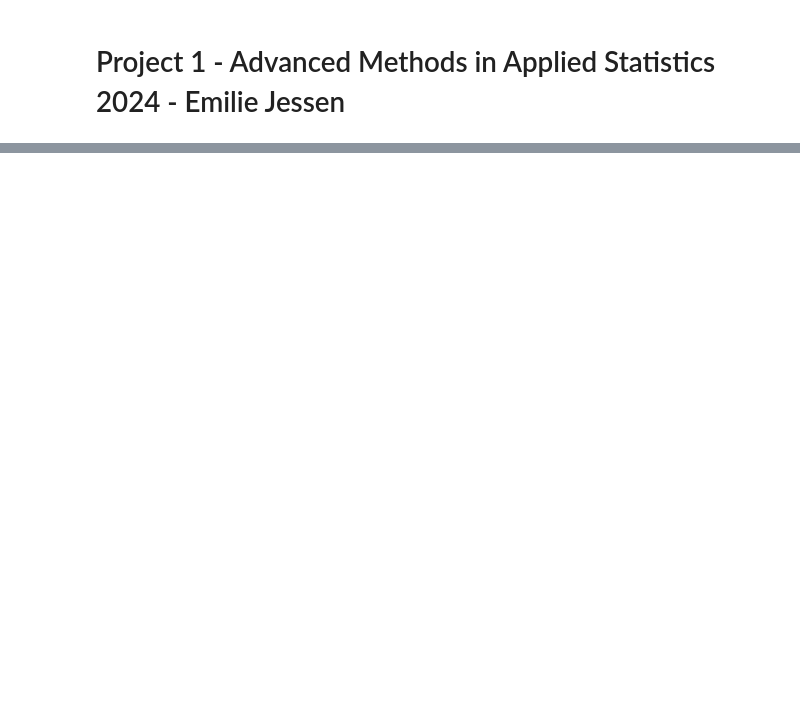
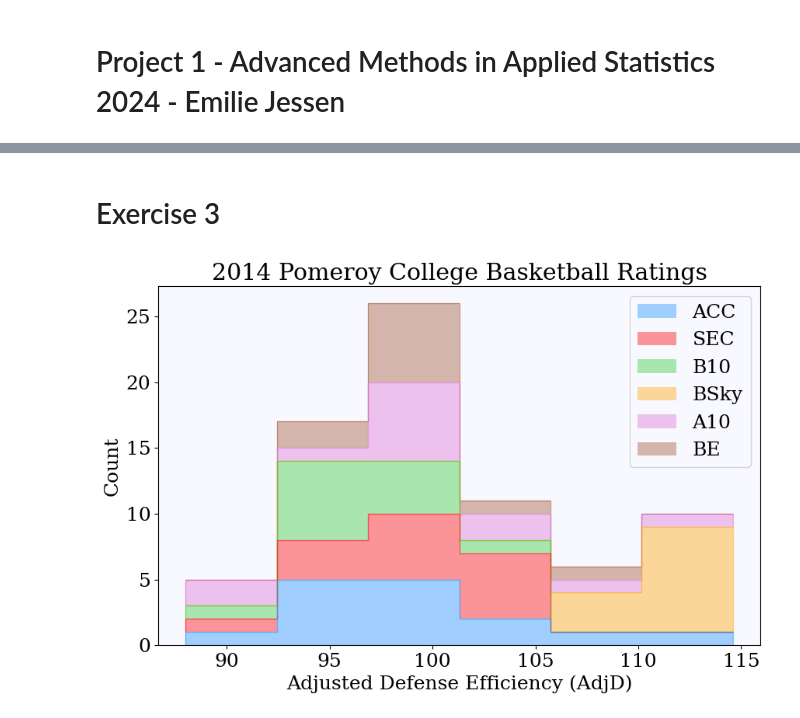
Before and after one commit to Emilie-Jessen/AppStat2, a Jupyter notebook: Project_01/Solution_01.ipynb, the cells around one changed output, grey strips where cells are left out. Saved outputs shown, nothing was run; the diff lists cells and outputs as text; code cells hidden in the pictures; blank space fills up the shorter version.

```diff
--- a/Project_01/Solution_01.ipynb
+++ b/Project_01/Solution_01.ipynb
@@ -25,0 +290,26 @@ import emcee
+# %% [markdown]
+# Exercise 3
+# %%
+# Repeating exercise 1 - incl. 'BE' conference
+
+# Defining the five conferences we are interested in and getting the adjusted defence for the teams in the conferences
+conference_01 = np.array(['ACC', 'SEC', 'B10', 'BSky', 'A10', 'BE'])
+AdjD_14_01 = [adjusted_defence(conf, 2014) for conf in conference_01]
+
+# Plotting the adjusted defence for the teams in the conferences
+colors_01=['dodgerblue', 'red', 'limegreen', 'orange', 'orchid', 'sienna']
+
+fig, ax = plt.subplots(figsize=(10,6))
+
+ax.hist(AdjD_14_01 , bins=6, color=colors_01, alpha=0.4, histtype='barstacked', label=conference_01)
+ax.hist(AdjD_14_01 , bins=6, color=colors_01, alpha=0.5, histtype='step', stacked=True)
+
+ax.set(xlabel= 'Adjusted Defense Efficiency (AdjD)',
+       ylabel= 'Count',
+       title= '2014 Pomeroy College Basketball Ratings')
+ax.legend()
+
+if save_plots:
+    plt.savefig('AdjD_2014_01.png', dpi=300)
+# %% [output]
+[figure, added]
```
Also changed, not shown: parts of 24 cells of this notebook, 3 other files.
